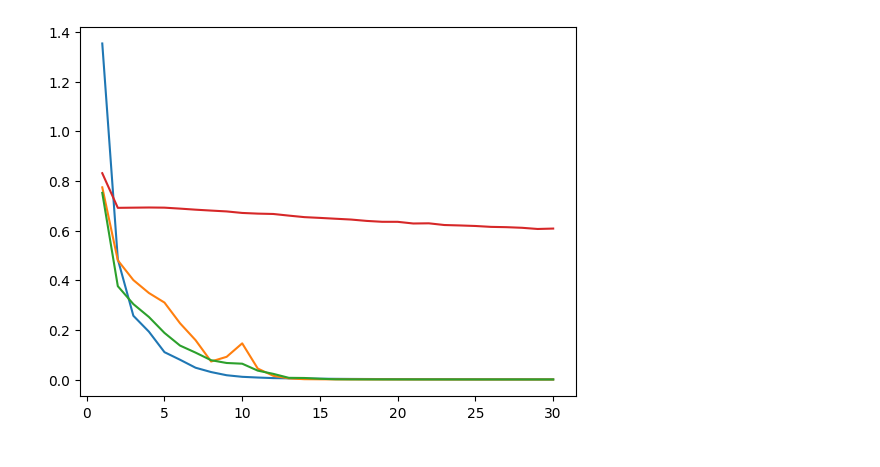
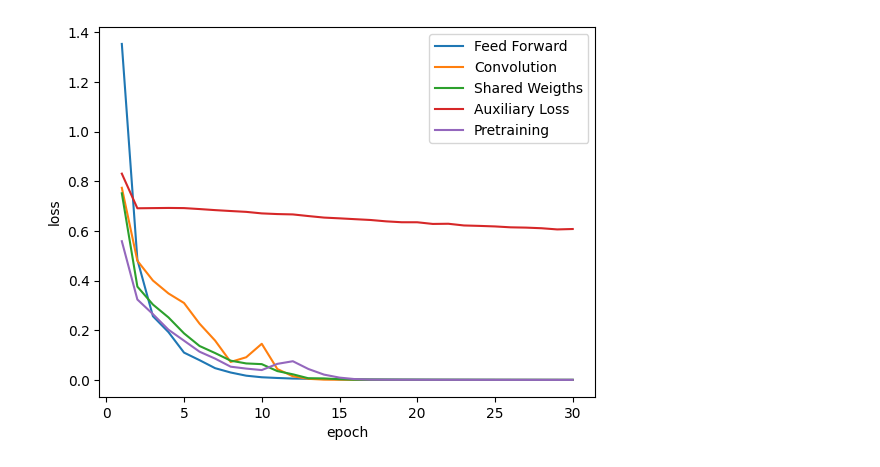
Before and after one commit to fkropfhamer/dl_rapport, a Jupyter notebook: src/p1/Untitled.ipynb, the cells around one changed output. Saved outputs shown, nothing was run; the diff lists cells and outputs as text; code cells hidden in the pictures.

```diff
--- a/src/p1/Untitled.ipynb
+++ b/src/p1/Untitled.ipynb
@@ -5,17 +5,22 @@ ff = [0.6299999952316284, 0.7400000095367432, 0.7620000243186951, 0.762000024318
 cnn = [0.671999990940094, 0.7739999890327454, 0.8069999814033508, 0.7870000004768372, 0.8009999990463257, 0.8199999928474426, 0.8199999928474426, 0.8059999942779541, 0.8109999895095825, 0.8059999942779541, 0.8149999976158142, 0.8259999752044678, 0.8230000138282776, 0.8399999737739563, 0.8320000171661377, 0.8330000042915344, 0.8330000042915344, 0.8320000171661377, 0.8309999704360962, 0.8320000171661377, 0.8320000171661377, 0.8299999833106995, 0.8330000042915344, 0.8299999833106995, 0.8299999833106995, 0.8309999704360962, 0.8309999704360962, 0.8309999704360962, 0.8330000042915344, 0.8330000042915344]
 sh = [0.8130000233650208, 0.8379999995231628, 0.8460000157356262, 0.878000020980835, 0.8579999804496765, 0.8479999899864197, 0.871999979019165, 0.8769999742507935, 0.8429999947547913, 0.8460000157356262, 0.8610000014305115, 0.8650000095367432, 0.8669999837875366, 0.8690000176429749, 0.8709999918937683, 0.8709999918937683, 0.8669999837875366, 0.8690000176429749, 0.8669999837875366, 0.8669999837875366, 0.8679999709129333, 0.8690000176429749, 0.8669999837875366, 0.8669999837875366, 0.8659999966621399, 0.8659999966621399, 0.8640000224113464, 0.8640000224113464, 0.8650000095367432, 0.8629999756813049]
 aux = [0.578000009059906, 0.578000009059906, 0.5680000185966492, 0.5680000185966492, 0.5669999718666077, 0.5649999976158142, 0.5619999766349792, 0.5740000009536743, 0.6029999852180481, 0.5910000205039978, 0.6129999756813049, 0.6309999823570251, 0.6700000166893005, 0.6669999957084656, 0.6819999814033508, 0.6790000200271606, 0.6769999861717224, 0.671999990940094, 0.6779999732971191, 0.6850000023841858, 0.6890000104904175, 0.6959999799728394, 0.6949999928474426, 0.6990000009536743, 0.7039999961853027, 0.6809999942779541, 0.703000009059906, 0.7089999914169312, 0.7009999752044678, 0.7089999914169312]
-#pre =
+pre = [0.8180000185966492, 0.8610000014305115, 0.8519999980926514, 0.8579999804496765, 0.8610000014305115, 0.8550000190734863, 0.8640000224113464, 0.8650000095367432, 0.8600000143051147, 0.8529999852180481, 0.843999981880188, 0.8560000061988831, 0.859000027179718, 0.8640000224113464, 0.8659999966621399, 0.871999979019165, 0.8759999871253967, 0.875, 0.8759999871253967, 0.8740000128746033, 0.8769999742507935, 0.8759999871253967, 0.8759999871253967, 0.8769999742507935, 0.8759999871253967, 0.8759999871253967, 0.8759999871253967, 0.8769999742507935, 0.8769999742507935, 0.8769999742507935]
 
 
 x = range(1, 31)
 y = ff
 
-plt.plot(x, y)
-plt.plot(x, cnn)
-plt.plot(x, sh)
-plt.plot(x, aux)
-#plt.plot(x)
+plt.plot(x, y, label="Feed Forward")
+plt.plot(x, cnn, label="Convolution")
+plt.plot(x, sh, label="Shared Weigths")
+plt.plot(x, aux, label="Auxiliary Loss")
+plt.plot(x, pre, label="Pretraining")
+
+plt.xlabel('epoch')
+plt.ylabel('accuracy')
+
+plt.legend()
 
 plt.savefig('accs.png')
 plt.show()
@@ -24,23 +29,29 @@ plt.show()
 # %%
 import matplotlib.pyplot as plt
 
 ff = [1.3534226417541504, 0.48433566093444824, 0.25675150752067566, 0.1926586627960205, 0.11016294360160828, 0.07963909208774567, 0.04747015982866287, 0.029974134638905525, 0.017175326123833656, 0.010836835950613022, 0.007968060672283173, 0.0056154378689825535, 0.004703831858932972, 0.003829346736893058, 0.0031922946218401194, 0.00269003352150321, 0.002289604162797332, 0.0019983206875622272, 0.0017561722779646516, 0.0016056154854595661, 0.0013967312406748533, 0.0012573692947626114, 0.0011696110013872385, 0.0010603205300867558, 0.0009329228778369725, 0.0008657186990603805, 0.0007841933402232826, 0.000732286018319428, 0.0006575044826604426, 0.0006249874131754041]
 cnn = [0.7740035057067871, 0.4800632894039154, 0.40045365691185, 0.34843167662620544, 0.30992987751960754, 0.22660288214683533, 0.1585511714220047, 0.07254182547330856, 0.09141552448272705, 0.1456558257341385, 0.04408609867095947, 0.014792263507843018, 0.004539361223578453, 0.0013185621937736869, 0.0008727553649805486, 0.0006811752100475132, 0.0005548828048631549, 0.0004568762378767133, 0.0003884764155372977, 0.00033889940823428333, 0.00031653803307563066, 0.0002764765522442758, 0.0002429827000014484, 0.0002165994665119797, 0.0001983117253985256, 0.00018381189147476107, 0.00016844445781316608, 0.00015716358029749244, 0.0001458410988561809, 0.0001373282866552472]
 sh = [0.751796543598175, 0.375948429107666, 0.3037072718143463, 0.2518547773361206, 0.18771019577980042, 0.13673135638237, 0.10831480473279953, 0.07768963277339935, 0.06653264164924622, 0.06367465108633041, 0.03576710447669029, 0.022714976221323013, 0.00672396644949913, 0.0060958233661949635, 0.003001550678163767, 0.0008877581567503512, 0.00048598420107737184, 0.00039977108826860785, 0.0003271395689807832, 0.0002818973152898252, 0.00024224075605161488, 0.00022963392257224768, 0.00019835882994811982, 0.0001813883427530527, 0.00016402719484176487, 0.0001491272560087964, 0.0001417483581462875, 0.00013419669994618744, 0.0001226891326950863, 0.00011785353854065761]
 aux = [0.8309479355812073, 0.691417932510376, 0.6921341419219971, 0.6927967667579651, 0.6921792030334473, 0.6882975697517395, 0.6840277910232544, 0.6803944110870361, 0.676985502243042, 0.6708440780639648, 0.6681538820266724, 0.6666931509971619, 0.6601027250289917, 0.653981626033783, 0.6509130597114563, 0.6475329399108887, 0.64427250623703, 0.6387977600097656, 0.6352084875106812, 0.6351004242897034, 0.6283798813819885, 0.6290951371192932, 0.6222332119941711, 0.620495617389679, 0.618333637714386, 0.6147392392158508, 0.6135400533676147, 0.6110438704490662, 0.6062854528427124, 0.607947051525116]
-#pre =
+pre = [0.5588619112968445, 0.32403141260147095, 0.265130877494812, 0.20231914520263672, 0.15821322798728943, 0.1137370839715004, 0.08593101054430008, 0.05344120040535927, 0.045734018087387085, 0.03984503448009491, 0.06477320194244385, 0.07540128380060196, 0.044110048562288284, 0.021596547216176987, 0.009403386153280735, 0.003361862152814865, 0.00101635477039963, 0.0005993728409521282, 0.0004888782277703285, 0.00042257862514816225, 0.00035071122692897916, 0.0003098059387411922, 0.0002923721622209996, 0.0002593481622170657, 0.0002268973912578076, 0.00020955561194568872, 0.00019380039884708822, 0.00017663580365478992, 0.00016189437883440405, 0.00015578401507809758]
 
 x = range(1, 31)
 y = ff
 
 
 
-plt.plot(x, y)
-plt.plot(x, cnn)
-plt.plot(x, sh)
-plt.plot(x, aux)
-#plt.plot(x, cnn)
+plt.plot(x, y, label="Feed Forward")
+plt.plot(x, cnn, label="Convolution")
+plt.plot(x, sh, label="Shared Weigths")
+plt.plot(x, aux, label="Auxiliary Loss")
+plt.plot(x, pre, label="Pretraining")
+
+plt.xlabel('epoch')
+plt.ylabel('loss')
+
+plt.legend()
+
 plt.savefig('losss.png')
 plt.show()
 # %% [output]
-[figure, old version]
+[figure, new version]
```
Also changed, not shown: parts of 1 cell of this notebook, 8 other files.
